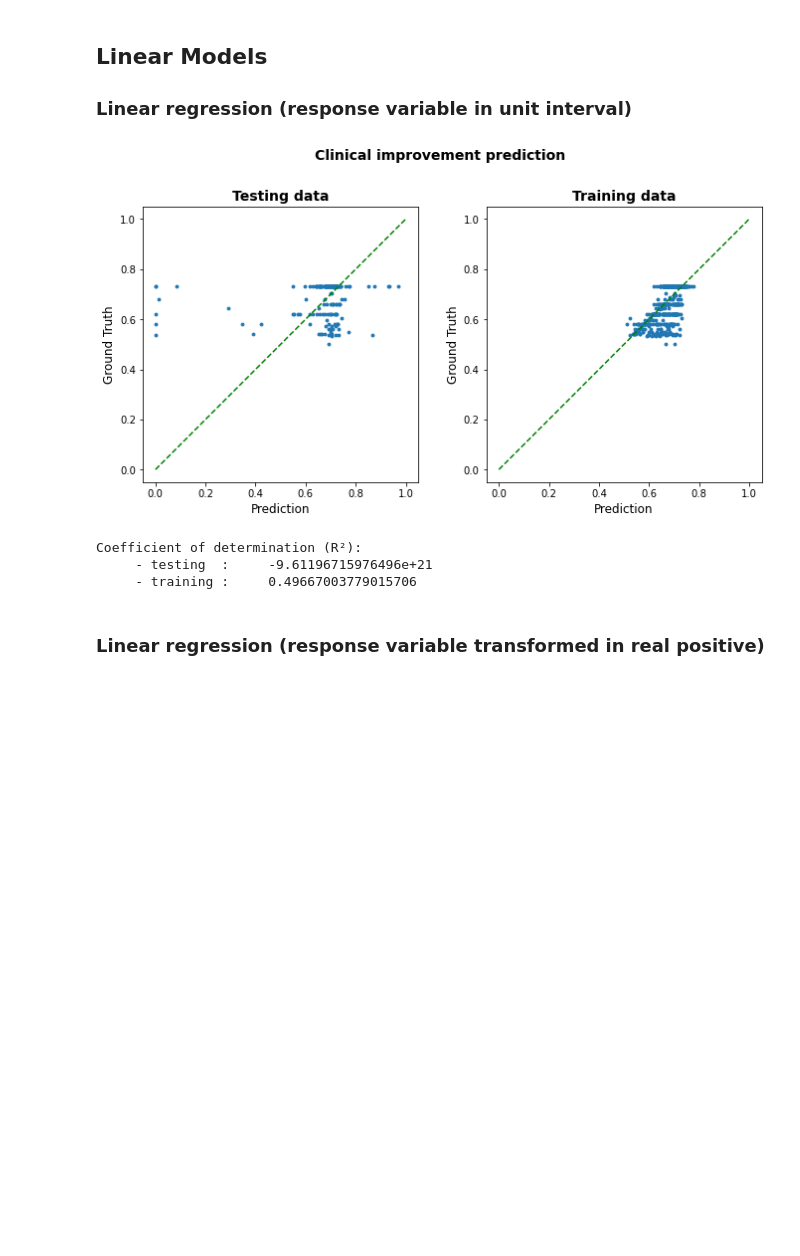
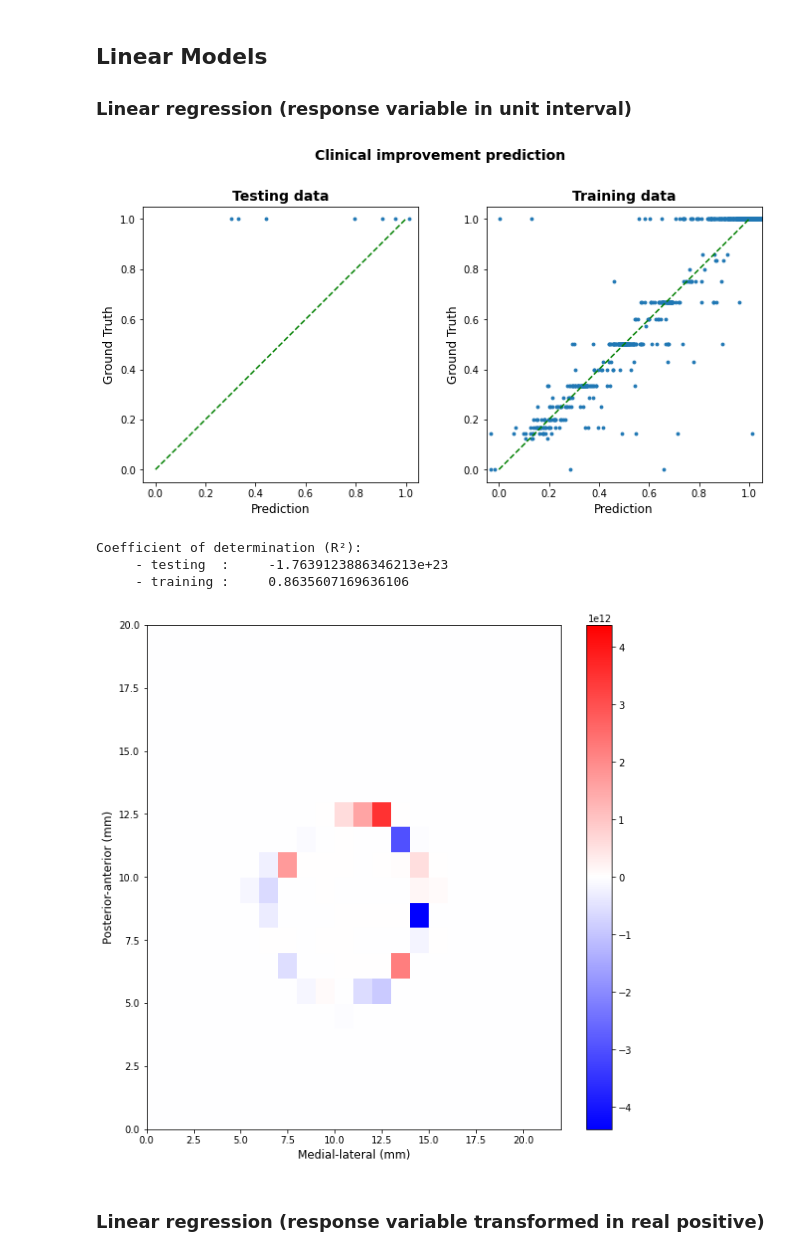
Before and after one commit to QuentinSav/probabilistic-stimulation-maps, a Jupyter notebook: modelEvaluation.ipynb, the cells around one changed output. Saved outputs shown, nothing was run; the diff lists cells and outputs as text; code cells hidden in the pictures; blank space fills up the shorter version.

```diff
--- a/modelEvaluation.ipynb
+++ b/modelEvaluation.ipynb
@@ -171,12 +194,20 @@ The results plot will be used in order to assess the quality of a model. It incl
    - Residual plot and QQ plot of those.
 # %%
 # Function used to visualize the accuracy of a model on testing and training data
-def plot_results(model, X_test, y_test, X_train, y_train):
+def plot_results(model, X_test, y_test, X_train, y_train, transformed=False):
 
     pred_test = model.predict(X_test)
     pred_train = model.predict(X_train)
-    coef_deter_test = model.score(X_test, y_test)
-    coef_deter_train = model.score(X_train, y_train)
+
+    if transformed:
+        pred_test = invlogit(pred_test)
+        pred_train = invlogit(pred_train)
+        coef_deter_test = model.score(X_test, logit(y_test))
+        coef_deter_train = model.score(X_train, logit(y_train))
+
+    else:
+        coef_deter_test = model.score(X_test, y_test)
+        coef_deter_train = model.score(X_train, y_train)
 
     # Create figure and axes
     fig, axs = plt.subplots(1, 2)
@@ -189,23 +220,25 @@ def plot_results(model, X_test, y_test, X_train, y_train):
     # Set axe properties
     axs[0].set_title('Testing data', fontdict=FONT_TITLE_PLOT)
     axs[0].plot((0, 1), (0, 1), color='green', linestyle='dashed', linewidth=1.5)
-    #axs[0].scatter(pred_test, y_test, s=8)
-    axs[0].scatter(invlogit(pred_test), invlogit(y_test), s=8)
-    axs[0].set_xlim([-0.05, 1.05])
     axs[0].set_xlabel('Prediction', fontdict=FONT_LABEL_PLOT)
-    axs[0].set_ylim([-0.05, 1.05])
     axs[0].set_ylabel('Ground Truth', fontdict=FONT_LABEL_PLOT)
+    axs[0].scatter(pred_test, y_test, s=8)
     axs[0].set_aspect('equal', 'box')
 
     axs[1].set_title('Training data', fontdict=FONT_TITLE_PLOT)
     axs[1].plot((0, 1), (0, 1), color='green', linestyle='dashed', linewidth=1.5)
-    #axs[1].scatter(pred_train, y_train, s=8)
-    axs[1].scatter(invlogit(pred_train), invlogit(y_train), s=8)
-    axs[1].set_xlim([-0.05, 1.05])
     axs[1].set_xlabel('Prediction', fontdict=FONT_LABEL_PLOT)
-    axs[1].set_ylim([-0.05, 1.05])
     axs[1].set_ylabel('Ground Truth', fontdict=FONT_LABEL_PLOT)
+    axs[1].scatter(pred_train, y_train, s=8)
     axs[1].set_aspect('equal', 'box')
+
+    if not transformed:
+        axs[0].set_xlim([-0.05, 1.05])
+        axs[0].set_ylim([-0.05, 1.05])
+
+        axs[1].set_xlim([-0.05, 1.05])
+        axs[1].set_ylim([-0.05, 1.05])
+
 
     # Show figure
     plt.show()
@@ -236,15 +269,17 @@ to be assessed:
 # %%
 from sklearn.linear_model import LinearRegression
 
 model = LinearRegression()
 model = model.fit(X_train, y_train)
 
 plot_results(model, X_test, y_test, X_train, y_train)
+plot_map(model)
 # %% [output]
-[figure, old version]
+[figure, new version]
 Coefficient of determination (R²):
-     - testing  :     -9.61196715976496e+21
-     - training :     0.49667003779015706
+     - testing  :     -1.7639123886346213e+23
+     - training :     0.8635607169636106
+[figure, added]
 # %% [markdown]
 ### Linear regression (response variable transformed in real positive)
 # %%
```
Also changed, not shown: parts of 23 cells of this notebook, 2 other files.
